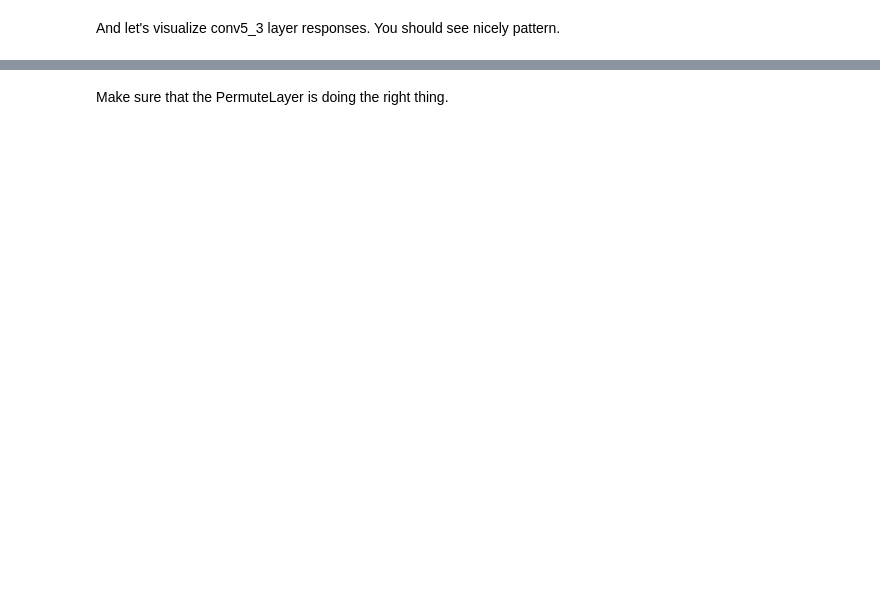
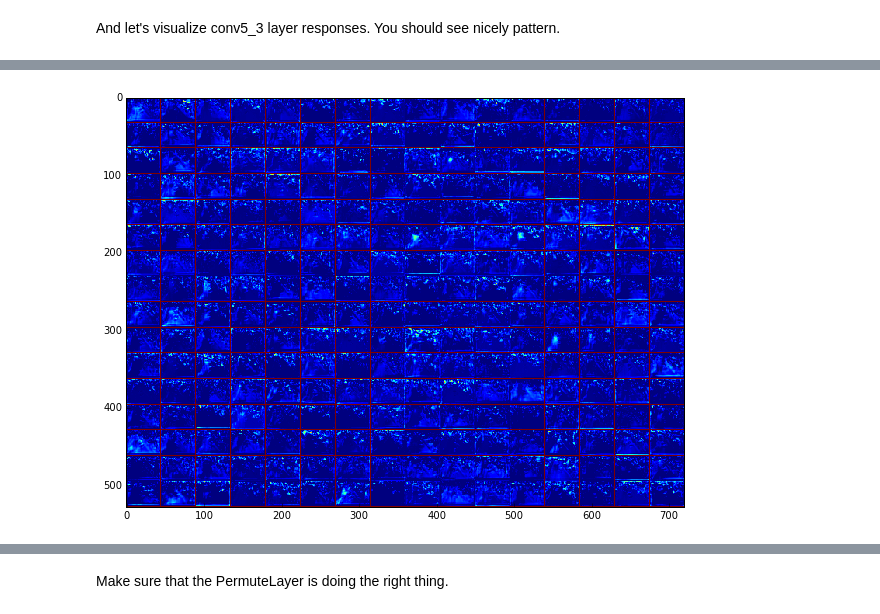
Before and after one commit to youngwanLEE/caffe, a Jupyter notebook: examples/ssd_lyw.ipynb, the cells around one changed output, grey strips where cells are left out. Drawn from its saved outputs; the diff is of its cells as text; code cells hidden in the pictures; blank space fills up the shorter version.

```diff
--- a/examples/ssd_lyw.ipynb
+++ b/examples/ssd_lyw.ipynb
@@ -144,3 +157,7 @@ feat4.shape
+# %%
+vis_square(feat2, padval=1)
+# %% [output]
+[figure, added]
 # %%
 
 vis_square(feat3, padval=1)
```
Also changed, not shown: parts of 18 cells of this notebook, 40 other files.
